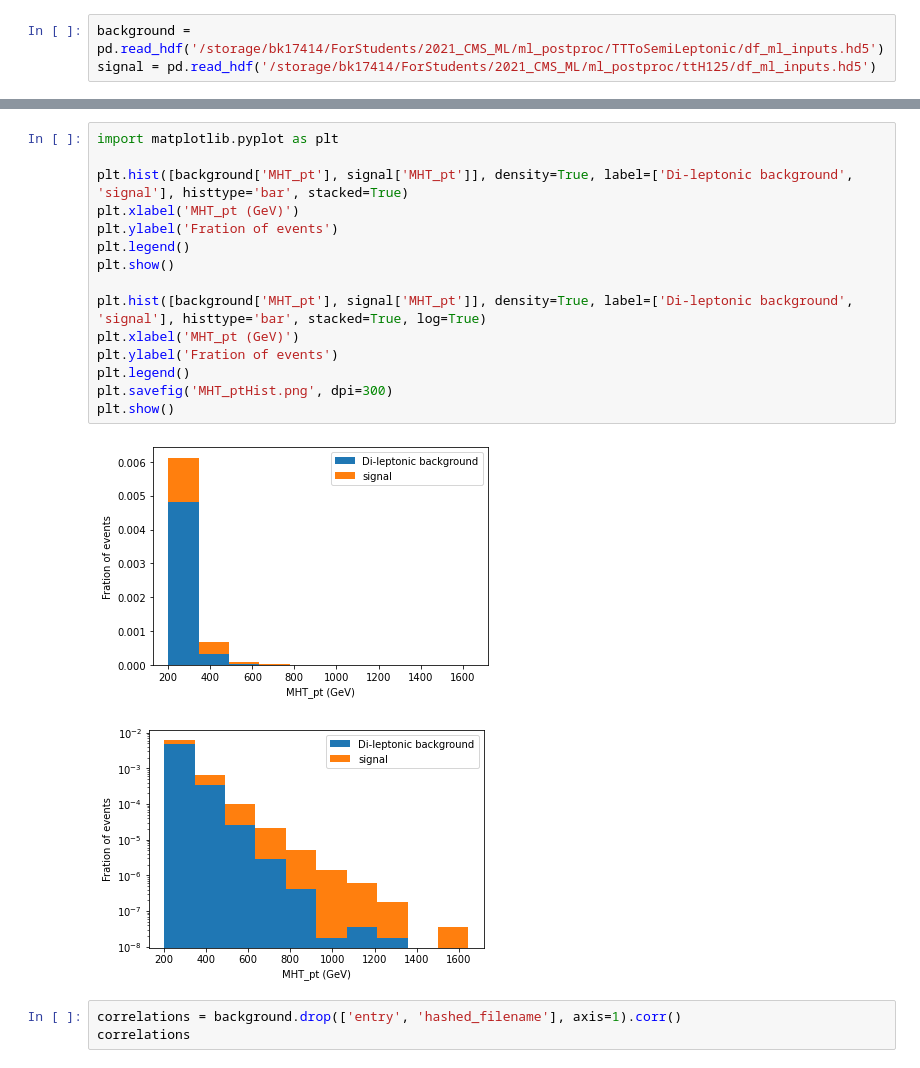
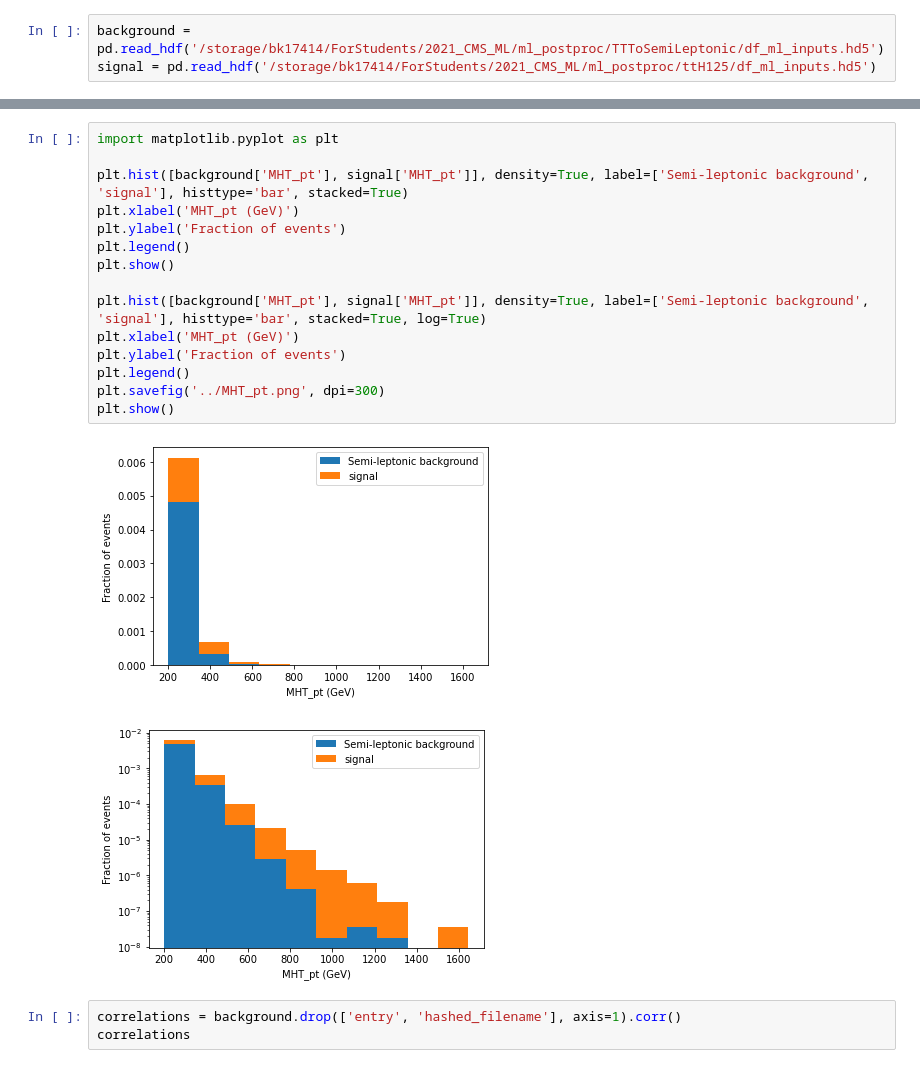
Before and after one commit to joeb42/Invisible-Higgs, a Jupyter notebook: ttbar_notebooks/TTToDiLepton.ipynb, the cells around one changed output, grey strips where cells are left out. Saved outputs shown, nothing was run; the diff lists cells and outputs as text.

```diff
--- a/ttbar_notebooks/TTToDiLepton.ipynb
+++ b/ttbar_notebooks/TTToDiLepton.ipynb
@@ -50,21 +50,21 @@ signal.describe()
 # %%
 import matplotlib.pyplot as plt
 
-plt.hist([background['MHT_pt'], signal['MHT_pt']], density=True, label=['Di-leptonic background', 'signal'], histtype='bar', stacked=True)
+plt.hist([background['MHT_pt'], signal['MHT_pt']], density=True, label=['Semi-leptonic background', 'signal'], histtype='bar', stacked=True)
 plt.xlabel('MHT_pt (GeV)')
-plt.ylabel('Fration of events')
+plt.ylabel('Fraction of events')
 plt.legend()
 plt.show()
 
-plt.hist([background['MHT_pt'], signal['MHT_pt']], density=True, label=['Di-leptonic background', 'signal'], histtype='bar', stacked=True, log=True)
+plt.hist([background['MHT_pt'], signal['MHT_pt']], density=True, label=['Semi-leptonic background', 'signal'], histtype='bar', stacked=True, log=True)
 plt.xlabel('MHT_pt (GeV)')
-plt.ylabel('Fration of events')
+plt.ylabel('Fraction of events')
 plt.legend()
-plt.savefig('MHT_ptHist.png', dpi=300)
+plt.savefig('../MHT_pt.png', dpi=300)
 plt.show()
 # %% [output]
-[figure, old version]
+[figure, new version]
-[figure, old version]
+[figure, new version]
 # %%
 correlations = background.drop(['entry', 'hashed_filename'], axis=1).corr()
 correlations
```
